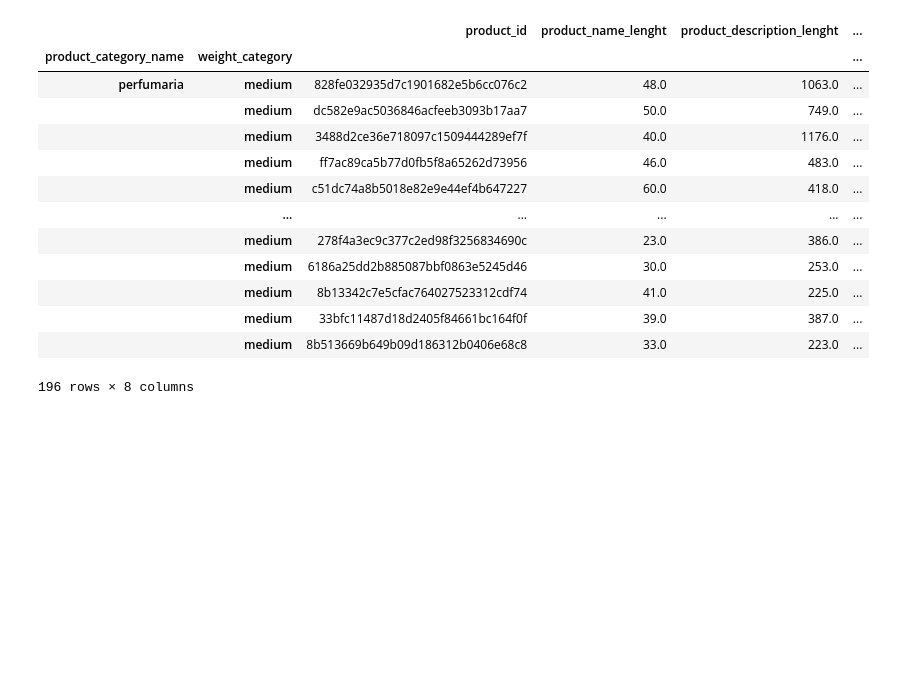
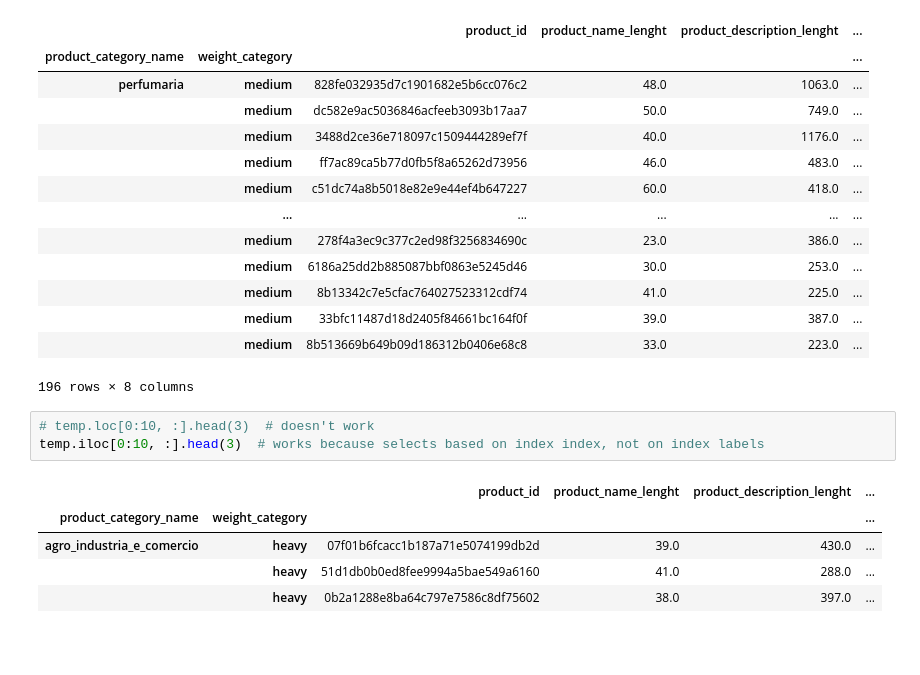
Before and after one commit to bartosz67/eda, a Jupyter notebook: Pandas.ipynb, the cells around one changed output. Drawn from its saved outputs; the diff is of its cells as text; blank space fills up the shorter version.

```diff
--- a/Pandas.ipynb
+++ b/Pandas.ipynb
@@ -261,6 +244,15 @@ temp.loc[('perfumaria', 'medium'), :]  # perfumeria from first index and medium
 |  | medium | 33bfc11487d18d2405f84661bc164f0f | 39.0 | 387.0 | ... |
 |  | medium | 8b513669b649b09d186312b0406e68c8 | 33.0 | 223.0 | ... |
 196 rows × 8 columns
+# %%
+# temp.loc[0:10, :].head(3)  # doesn't work
+temp.iloc[0:10, :].head(3)  # works because selects based on index index, not on index labels
+# %% [output]
+|  |  | product_id | product_name_lenght | product_description_lenght | ... |
+| product_category_name | weight_category |  |  |  | ... |
+| agro_industria_e_comercio | heavy | 07f01b6fcacc1b187a71e5074199db2d | 39.0 | 430.0 | ... |
+|  | heavy | 51d1db0b0ed8fee9994a5bae549a6160 | 41.0 | 288.0 | ... |
+|  | heavy | 0b2a1288e8ba64c797e7586c8df75602 | 38.0 | 397.0 | ... |
 # %% [markdown]
 ##
 # %% [markdown]
```
Also changed, not shown: parts of 5 cells of this notebook.
